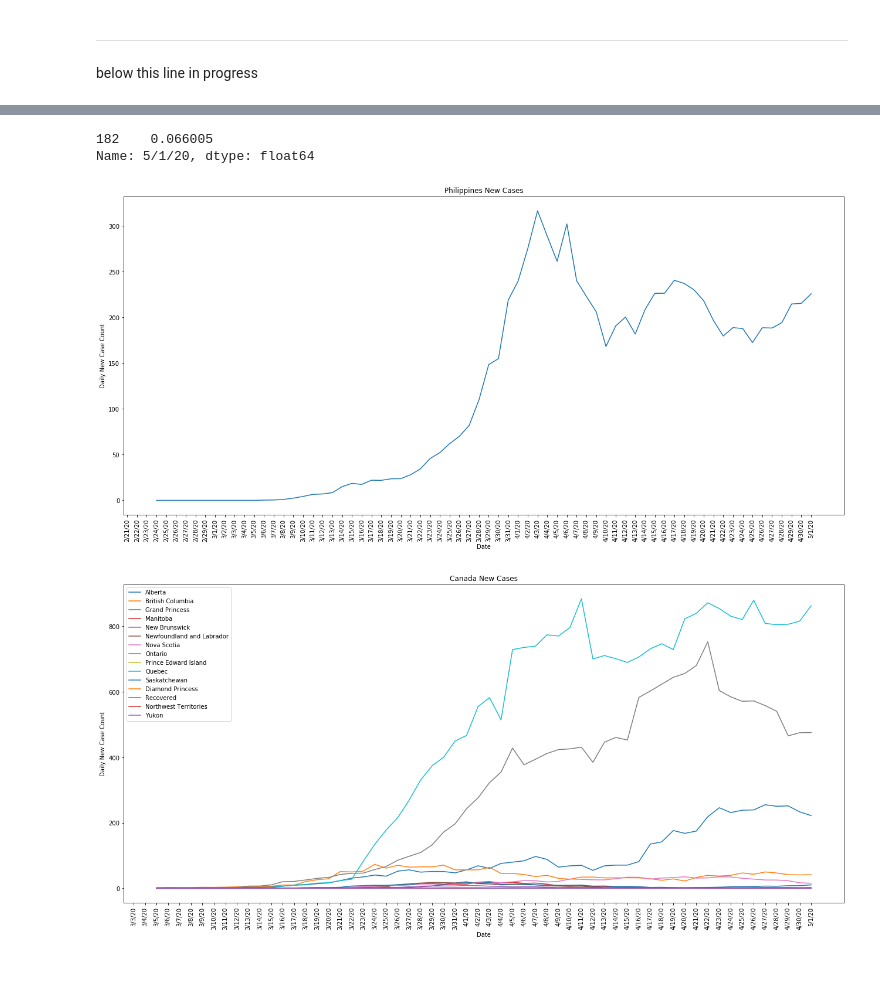
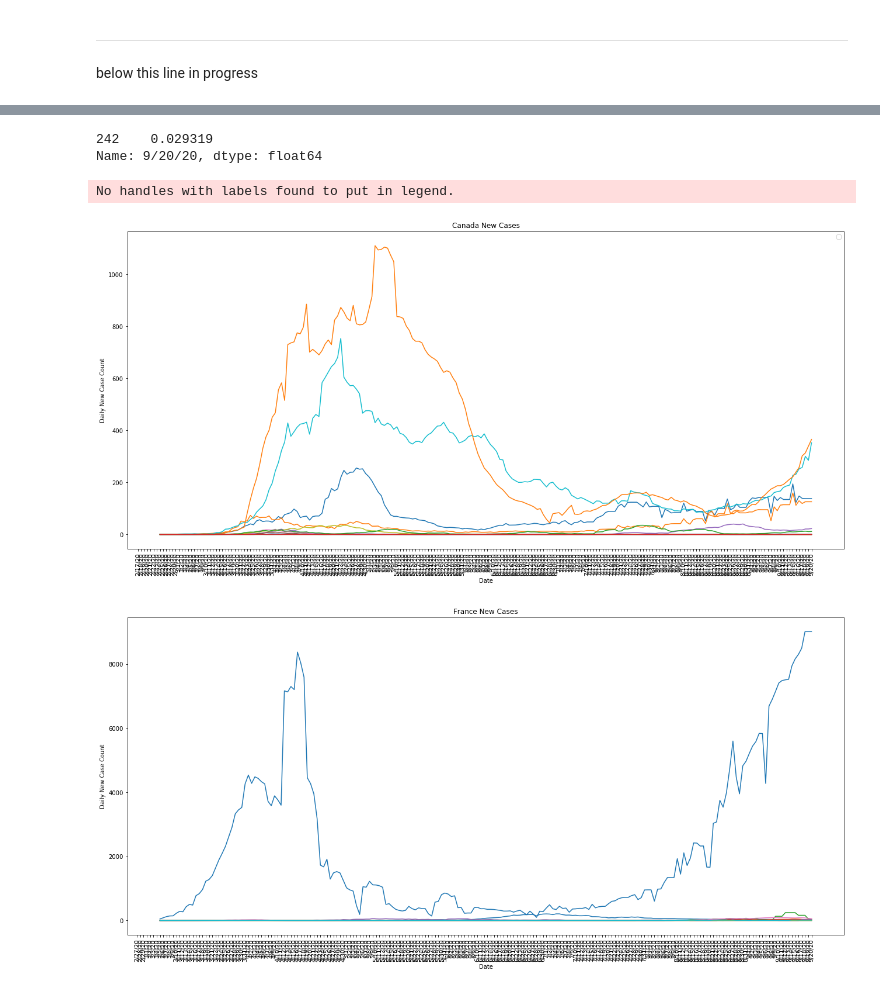
Before and after one commit to UBERCRUZER/covid19, a Jupyter notebook: notebook.ipynb, the cells around one changed output, grey strips where cells are left out. Cells and saved outputs as stored; diff of their text form; code cells hidden in the pictures.

```diff
--- a/notebook.ipynb
+++ b/notebook.ipynb
@@ -213,5 +218,5 @@ plt.show()
 # %%
-deathGlobalDF[deathGlobalDF['Country/Region']=='Korea, South'].iloc[:,-1] / globalDF[globalDF['Country/Region']=='Korea, South'].iloc[:,-1]
+# deathGlobalDF[deathGlobalDF['Country/Region']=='Korea, South'].iloc[:,-1] / globalDF[globalDF['Country/Region']=='Korea, South'].iloc[:,-1]
 
 # globalDF[globalDF['Country/Region']=='Italy'].iloc[:,-1]
 
@@ -224,45 +229,49 @@ deathGlobalDF[deathGlobalDF['Country/Region']=='Korea, South'].iloc[:,-1] / glob
 # deathStateDF[deathStateDF.index=='New York'].iloc[:,-1] / byStateDF[byStateDF.index=='New York'].iloc[:,-1]
 
 
-deathGlobalDF[deathGlobalDF['Country/Region']=='Philippines'].iloc[:,-1] / globalDF[globalDF['Country/Region']=='Philippines'].iloc[:,-1]
+deathGlobalDF[deathGlobalDF['Country/Region']=='US'].iloc[:,-1] / globalDF[globalDF['Country/Region']=='US'].iloc[:,-1]
 # %% [output]
-182    0.066005
-Name: 5/1/20, dtype: float64
+242    0.029319
+Name: 9/20/20, dtype: float64
 # %%
-country = 'Philippines'
+country = 'Canada'
 
 plt.figure(figsize=(22, 10))
 
+data = globalDF[globalDF['Country/Region']==country].iloc[:,30:].transpose().diff().rolling(window=7).mean()
+
 # plt.plot(deathGlobalDF[deathGlobalDF['Country/Region']=='Korea, South'].iloc[:,20:].transpose().diff().rolling(window=7).mean())
-plt.plot(globalDF[globalDF['Country/Region']==country].iloc[:,30:].transpose().diff().rolling(window=7).mean())
+plt.plot(data)
+
 
 # plt.plot(byStateDF[byStateDF.index=='California'].iloc[:,5:].transpose().diff().rolling(window=7).mean())
 # plt.plot(byStateDF[byStateDF.index=='Oregon'].iloc[:,5:].transpose())
 
 # for i, lab in enumerate(labels):
 #     x = dfData.iloc[i,j]
 #     y = dfDiff.iloc[i,j]
 #     plt.scatter(x, y, marker='o', color='red')
 #     plt.text(x+0.3, y+0.3, lab, fontsize=12)
 
 plt.title(country + ' New Cases')
 # plt.yscale('log')
 # plt.xscale('log')
 plt.xlabel('Date')
 plt.ylabel('Daily New Case Count')
 # plt.xlim(left='2/19/2020')
 # plt.ylim(1, 100000)
-# plt.legend(loc='left')
+plt.legend(loc='left')
 plt.xticks(rotation='vertical')
 
 # plt.savefig(plot_path)
 # plt.clf()
 # plt.close()
 plt.show()
 # %% [output]
+No handles with labels found to put in legend.
-[figure, old version]
+[figure, new version]
 # %%
-country = 'Canada'
+country = 'France'
 
 plt.figure(figsize=(22, 10))
 
@@ -270,7 +279,7 @@ plt.plot(globalDF[globalDF['Country/Region']==country].iloc[:,40:].transpose().d
 
 labels = globalDF[globalDF['Country/Region']==country]['Province/State'].to_list()
 
-plt.legend(labels, loc='left')
+# plt.legend(labels, loc='left')
 plt.xticks(rotation='vertical')
 plt.title(country + ' New Cases')
 
@@ -279,4 +288,4 @@ plt.ylabel('Daily New Case Count')
 
 plt.show()
 # %% [output]
-[figure, old version]
+[figure, new version]
```
Also changed, not shown: parts of 25 cells of this notebook, 4 other files.
